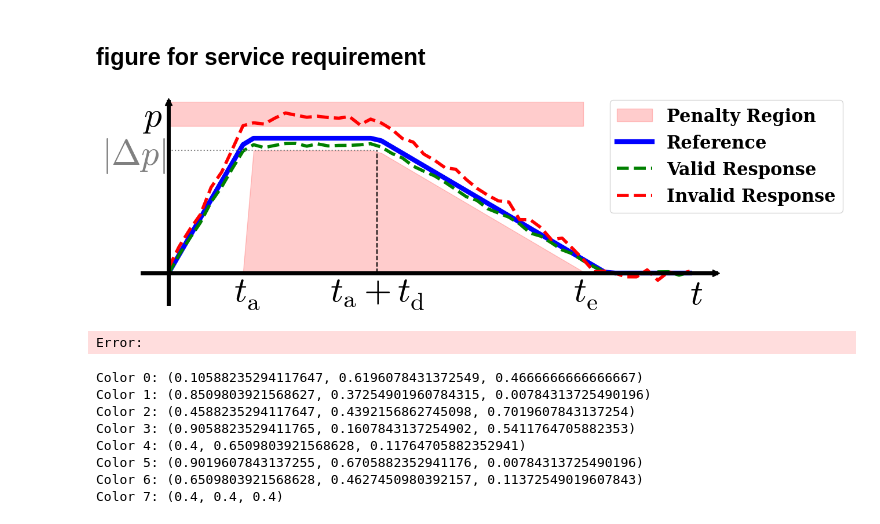
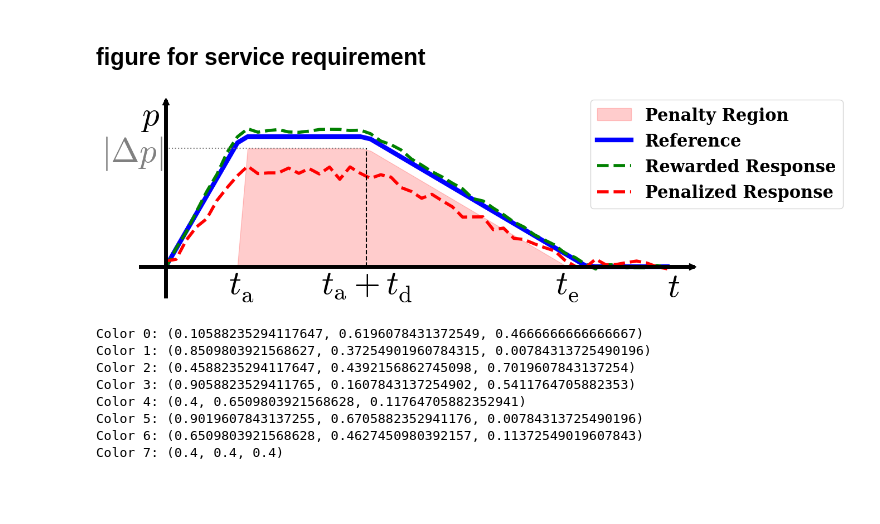
Before and after one commit to cvonholly/dvpp_reward_mechanism, a Jupyter notebook: experiments.ipynb, the cells around one changed output. Saved outputs shown, nothing was run; the diff lists cells and outputs as text; code cells hidden in the pictures; blank space fills up the shorter version.

```diff
--- a/experiments.ipynb
+++ b/experiments.ipynb
@@ -502,14 +502,16 @@ topline = np.piecewise(x,
 )
 
 # Example curves - one good, one bad
+y_good_fac = 1.05
 y_good = np.piecewise(x,
     [x < t_i, (x >= t_i) & (x <= t_a), (x > t_a) & (x <= dt_e), x > dt_e],
-    [lambda x: x * p_ref * 0.95 / t_i, p_ref * 0.95, lambda x: p_ref * 0.95 * (dt_e - x) / (dt_e - t_a), 0]
+    [lambda x: x * p_ref * y_good_fac / t_i, p_ref * y_good_fac, lambda x: p_ref * y_good_fac * (dt_e - x) / (dt_e - t_a), 0]
 )
 
+y_bad_factor = .8
 y_bad = np.piecewise(x,
     [x < t_i, (x >= t_i) & (x <= t_a), (x > t_a) & (x <= dt_e), x > dt_e],
-    [lambda x: x * p_max * 1.25 / t_i, p_max * 1.25, lambda x: p_max * 1.25 * (dt_e - x) / (dt_e - t_a), 0]
+    [lambda x: x * p_max * y_bad_factor / t_i, p_max * y_bad_factor, lambda x: p_max * y_bad_factor * (dt_e - x) / (dt_e - t_a), 0]
 )
 
 # add some noise to y_good and y_bad, but smooth overall trend
@@ -526,18 +528,18 @@ fig, ax = plt.subplots(figsize=(12, 5))
 # ax.plot(x, y, color='#999999', linewidth=6, solid_capstyle='round',
 #         label='Min. Requirement')
 # Fill area under requirement
-ax.fill_between(x, 0, y, color='red', alpha=0.2)
+ax.fill_between(x, 0, y, color='red', alpha=0.2, label='Penalty Region')
 
 # Shade requirement above 1.2 * y_ref
-mask_above = (x >= 0) & (x <= t_e)
-ax.fill_between(x, y_ref_120, topline, color='red', alpha=0.2, label='Penalty Region', where=mask_above)
+# mask_above = (x >= 0) & (x <= t_e)
+# ax.fill_between(x, y_ref_120, topline, color='red', alpha=0.2, label='Penalty Region', where=mask_above)
 
 # Reference curve
 ax.plot(x, y_ref, color='b', linewidth=6, label='Reference')
 
 # Example curves - good and bad
-ax.plot(x, y_good, color='g', linewidth=4, linestyle='--', label='Valid Response')
-ax.plot(x, y_bad, color='r', linewidth=4, linestyle='--', label='Invalid Response')
+ax.plot(x, y_good, color='g', linewidth=4, linestyle='--', label='Rewarded Response')
+ax.plot(x, y_bad, color='r', linewidth=4, linestyle='--', label='Penalized Response')
 
 # 4. Add Guidelines
 ax.hlines(y=p_max, xmin=0, xmax=t_a, colors='gray', linestyles=':', linewidth=1.5)
@@ -549,35 +551,34 @@ ax.spines['right'].set_visible(False)
 ax.spines['left'].set_position('zero')
 ax.spines['bottom'].set_position('zero')
 
 # Add arrowheads manually at the ends of the axes
 ax.plot(1, 0, ">k", transform=ax.get_yaxis_transform(), clip_on=False, markersize=8)
 ax.plot(0, 1, "^k", transform=ax.get_xaxis_transform(), clip_on=False, markersize=8)
 
 # 6. Labels using Internal Math Text (No external LaTeX needed)
 ax.set_xticks([t_i, t_a, t_e])
 ax.set_xticklabels([r'$t_\mathrm{a}^\mathrm{}$', r'$t_\mathrm{a}+t_\mathrm{d}^\mathrm{}$', r'$t_\mathrm{e}^\mathrm{}$'], fontsize=BIG_FSIZE)
 
 ax.set_yticks([p_max])
 ax.set_yticklabels([r'$|\Delta p|$'], fontsize=BIG_FSIZE, color='gray')
 
 # 7. Axis Titles
 ax.text(max(x), -0.5, '$t$', fontsize=BIG_FSIZE, style='italic')
 ax.text(-.5, p_max * 1.2, r'$p$', fontsize=BIG_FSIZE)
 
 ax.set_xlim(-0.5, 10.5)
 ax.set_ylim(-0.5, p_max * 1.4)
 ax.tick_params(axis='both', which='both', length=0)
 
 # axis linewidth
 for axis in ['top','bottom','left','right']:
     ax.spines[axis].set_linewidth(5)
 
 plt.tight_layout()
 plt.legend(fontsize=BIG_FSIZE/2, loc='upper left', bbox_to_anchor=(.8, 1.05))
 plt.show()
 # %% [output]
-[figure, old version]
+[figure, new version]
-Error:
 # %%
 import matplotlib as mpl
 # %%
```
Also changed, not shown: 6 other files.
